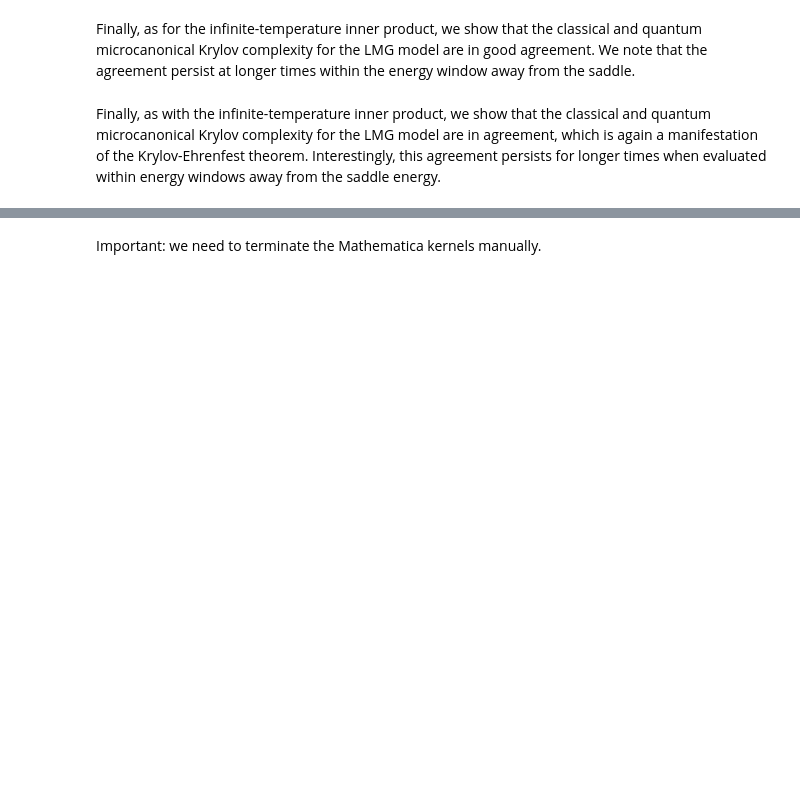
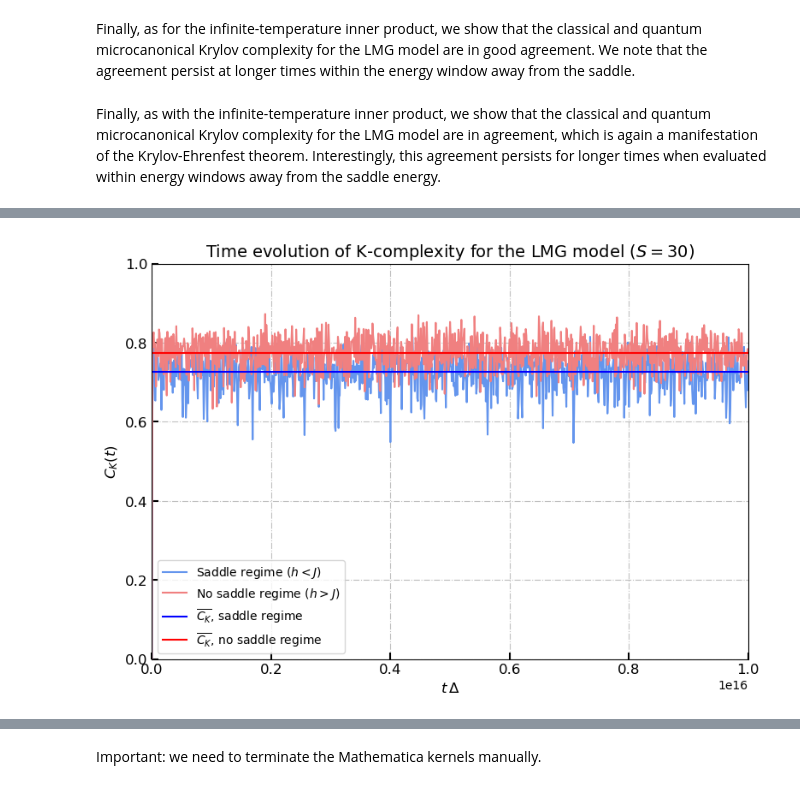
Before and after one commit to nicolasdero/KrylovQuantumClassical, a Jupyter notebook: project_notebook.ipynb, the cells around one changed output, grey strips where cells are left out. Drawn from its saved outputs; the diff is of its cells as text; code cells hidden in the pictures; blank space fills up the shorter version.

```diff
--- a/project_notebook.ipynb
+++ b/project_notebook.ipynb
@@ -1304 +1461,23 @@ Add coefficient for intial operator in LMG!!
+# %%
+time_grid_saddle, K_complexity_saddle = LMG_quantum_saddle.K_complexity((10 ** 18) * LMG_system_saddle.spectral_width() / LMG_system_saddle.S, int(10 ** 13), True)
+time_grid_nosaddle, K_complexity_nosaddle = LMG_quantum_nosaddle.K_complexity((10 ** 18) * LMG_system_nosaddle.spectral_width() / LMG_system_nosaddle.S, int(10 ** 13), True)
+# %%
+fig, ax = one_plot(
+    title = r'Time evolution of K-complexity for the LMG model $(S=30)$',
+    x_label = r'$t \, \Delta$',
+    y_label = r'$C_K(t)$')
+
+ax.plot(time_grid_saddle, K_complexity_saddle / LMG_quantum_saddle.K_dim, color = 'cornflowerblue', label = r'Saddle regime $(h<J)$')
+ax.plot(time_grid_nosaddle, K_complexity_nosaddle / LMG_quantum_nosaddle.K_dim, color = 'lightcoral', label = r'No saddle regime $(h>J)$')
+ax.axhline(C_K_LT_saddle[0] / LMG_quantum_saddle.K_dim, color = 'blue', label = r'$\overline{C_K}$, saddle regime')
+ax.axhline(C_K_LT_nosaddle[0] / LMG_quantum_nosaddle.K_dim, color = 'red', label = r'$\overline{C_K}$, no saddle regime')
+
+ax.set_xlim(0.001, 10 ** 16)
+ax.set_ylim(0, 1)
+
+ax.legend(fontsize = 10)
+
+plt.show()
+# %% [output]
+[figure, added]
 # %%
```
Also changed, not shown: parts of 97 cells of this notebook, 4 other files.
